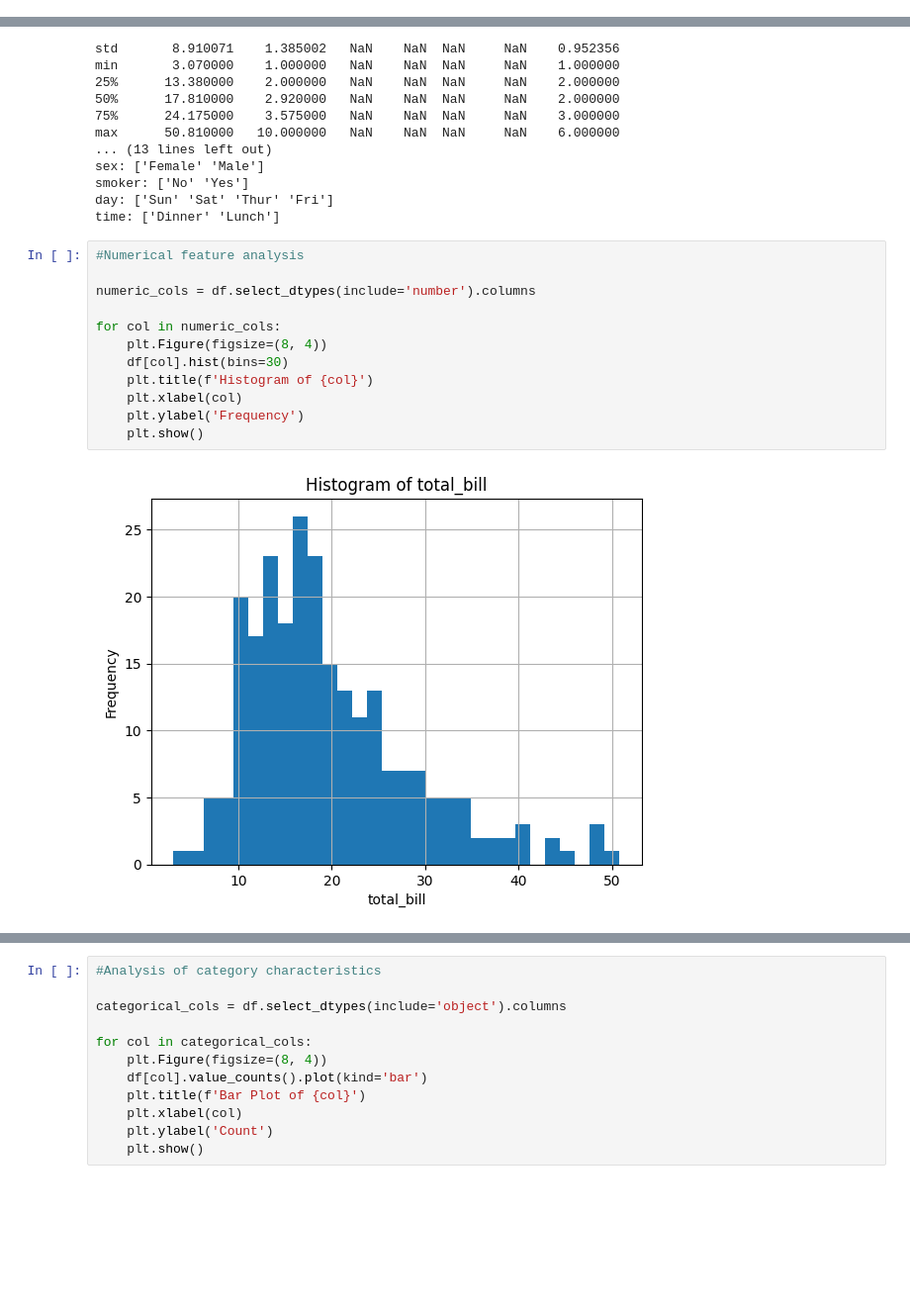
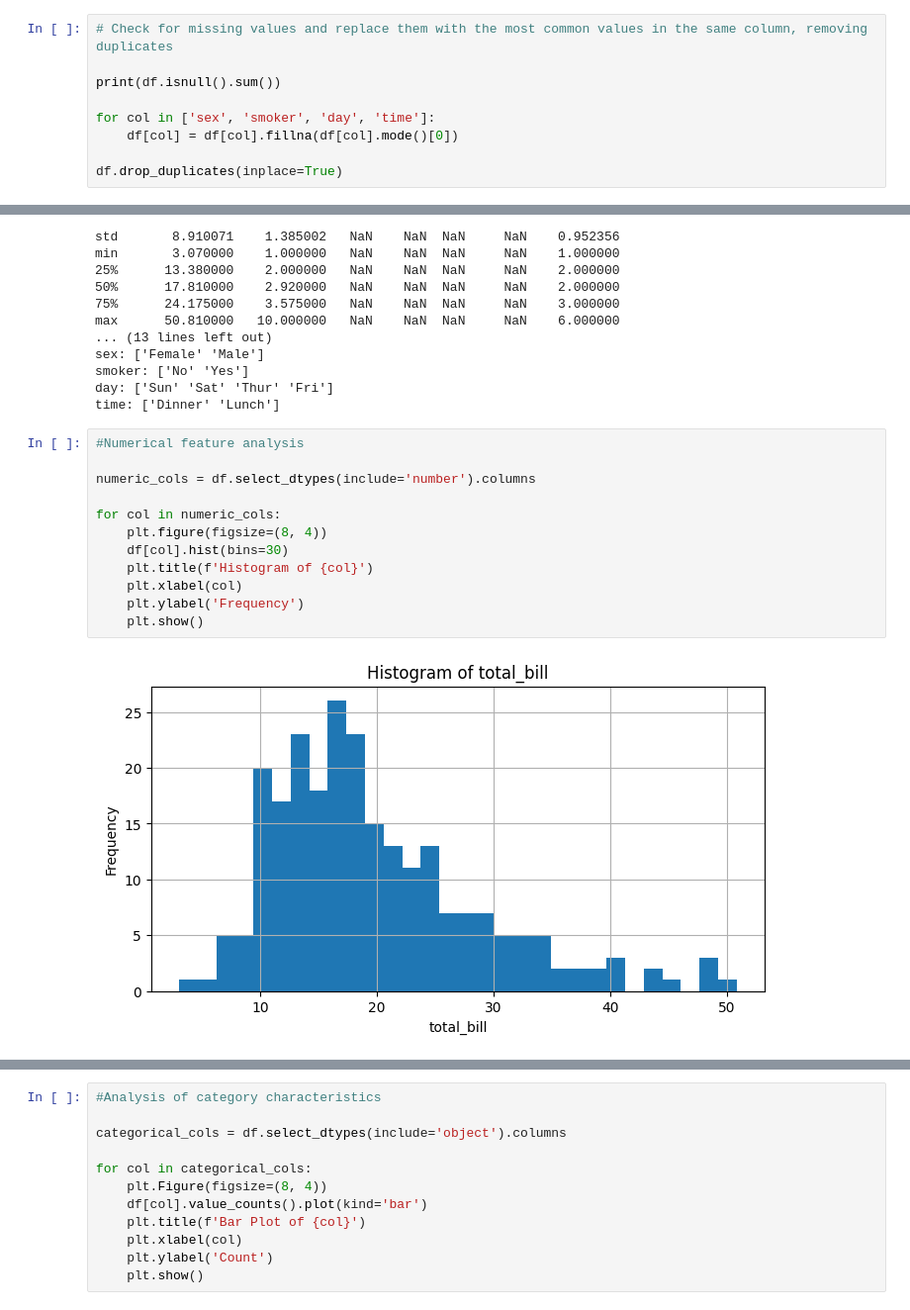
Before and after one commit to AdelGoldast/tip-percentage-calculator, a Jupyter notebook: tip_v3.ipynb, the cells around one changed output, grey strips where cells are left out. Shown: that part at 99% size. Cells and saved outputs as stored; diff of their text form; blank space fills up the shorter version.

```diff
--- a/tip_v3.ipynb
+++ b/tip_v3.ipynb
@@ -100,3 +100,12 @@ time          0
 size          0
 Main tip      0
 dtype: int64
+# %%
+# Check for missing values and replace them with the most common values in the same column, removing duplicates
+
+print(df.isnull().sum())
+
+for col in ['sex', 'smoker', 'day', 'time']:
+    df[col] = df[col].fillna(df[col].mode()[0])
+
+df.drop_duplicates(inplace=True)
@@ -312,14 +331,14 @@ time: ['Dinner' 'Lunch']
 # %%
 #Numerical feature analysis
 
 numeric_cols = df.select_dtypes(include='number').columns
 
 for col in numeric_cols:
-    plt.Figure(figsize=(8, 4))
+    plt.figure(figsize=(8, 4))
     df[col].hist(bins=30)
     plt.title(f'Histogram of {col}')
     plt.xlabel(col)
     plt.ylabel('Frequency')
     plt.show()
 # %% [output]
-[figure, old version]
+[figure, new version]
```
Also changed, not shown: parts of 8 cells of this notebook.
